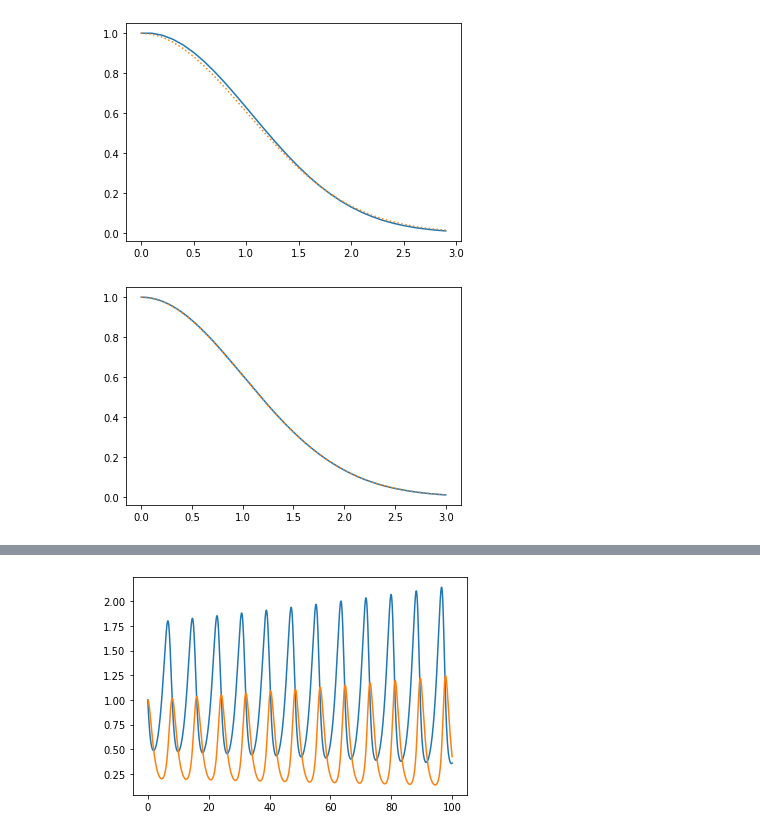
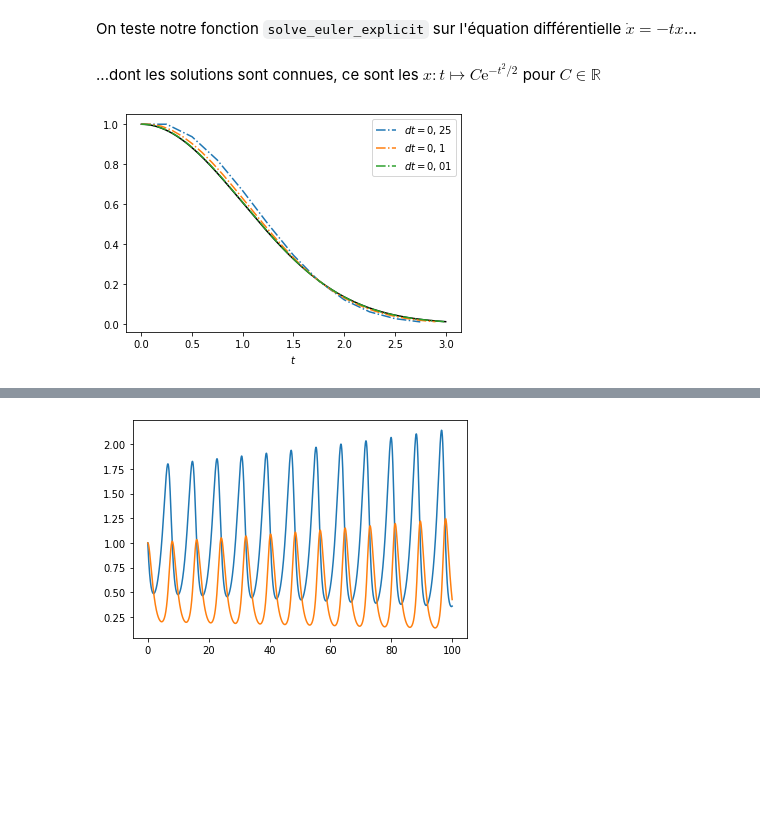
Before and after one commit to colombe-nothhelfer/ProjetNumerique2, a Jupyter notebook: Untitled.ipynb, the cells around one changed output, grey strips where cells are left out. Cells and saved outputs as stored; diff of their text form; code cells hidden in the pictures; blank space fills up the shorter version.

````diff
--- a/Untitled.ipynb
+++ b/Untitled.ipynb
@@ -13,6 +17,8 @@ def solve_euler_explicit(f, x0, dt, t0, tf) :
         t0 += dt
         temps.append(t0)
     return(np.array(temps), np.array(positions))
+# %% [markdown]
+On teste notre fonction ```solve_euler_explicit``` sur l'équation différentielle $\dot x = -tx$...
 # %%
 def f(t, x):
     return(-t*x)
@@ -21,15 +25,2 @@ def f(t, x):
-# %%
-def g(t):
-    return np.exp(-t**2/2)
-T, X = solve_euler_explicit(f, 1, 10**(-1), 0, 3)
-plt.plot(T, X)
-plt.plot(T, g(T), linestyle = ':')
-plt.show()
-
-T, X = solve_euler_explicit(f, 1, 10**(-2), 0, 3)
-plt.plot(T, X)
-plt.plot(T, g(T), linestyle = ':')
-plt.show()
-# %% [output]
-[figure, removed]
-[figure, removed]
+# %% [markdown]
+...dont les solutions sont connues, ce sont les $x : t \mapsto C\mathrm{e}^{-t^2/2}$ pour $C \in \mathbb{R}$
@@ -35,0 +30,18 @@ plt.show()
+# %%
+T_1, X_1 = solve_euler_explicit(f, 1, 0.25, 0, 3)
+
+T_2, X_2 = solve_euler_explicit(f, 1, 10**(-1), 0, 3)
+
+T_3, X_3 = solve_euler_explicit(f, 1, 10**(-2), 0, 3)
+
+plt.plot(T_3, g(T_3), linestyle = '-', color='k')
+
+plt.plot(T_1, X_1, linestyle='-.', label='$dt=0,25$')
+plt.plot(T_2, X_2, linestyle='-.', label='$dt=0,1$')
+plt.plot(T_3, X_3, linestyle='-.', label='$dt=0,01$')
+
+plt.legend(loc=0)
+plt.xlabel('$t$')
+plt.show()
+# %% [output]
+[figure, added]
````
Also changed, not shown: parts of 9 cells of this notebook.
